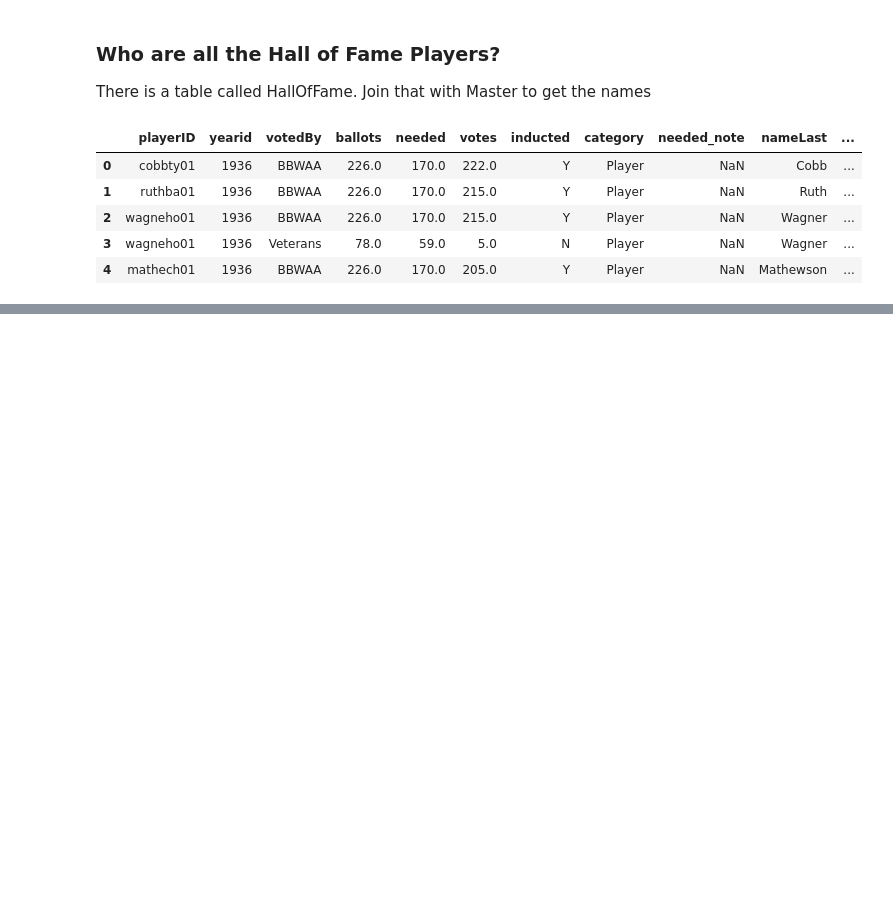
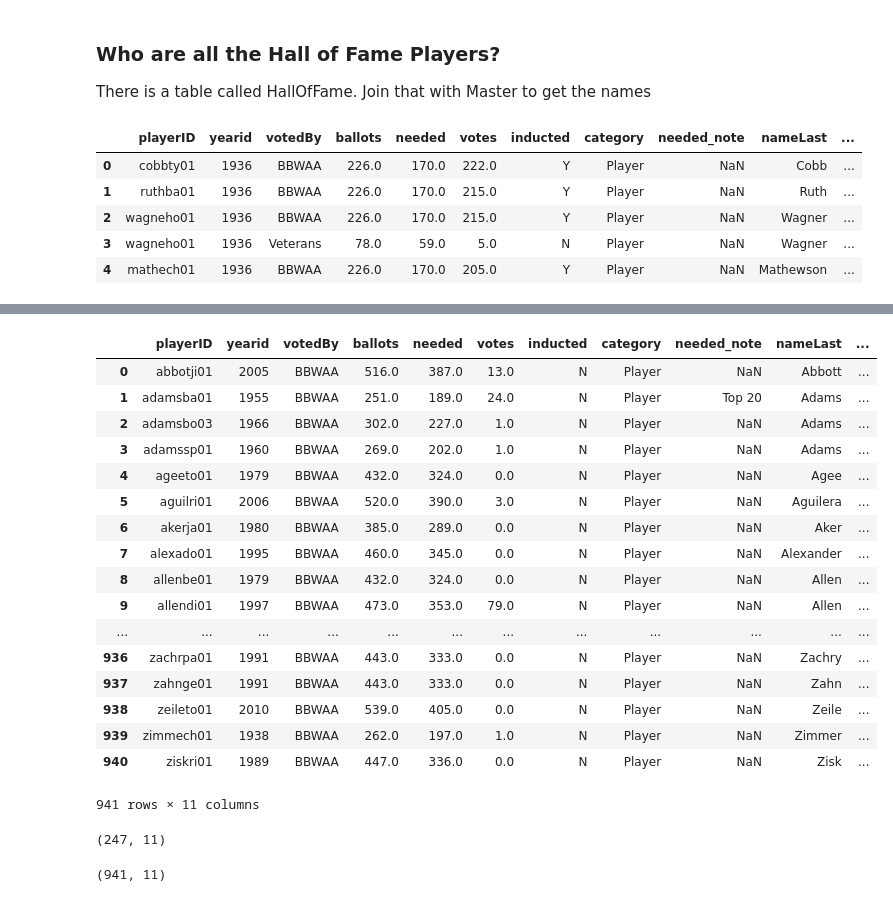
Before and after one commit to hueykwik/baseballhof, a Jupyter notebook: Baseball Exploration.ipynb, the cells around one changed output, grey strips where cells are left out. Drawn from its saved outputs; the diff is of its cells as text; code cells hidden in the pictures; blank space fills up the shorter version.

```diff
--- a/Baseball Exploration.ipynb
+++ b/Baseball Exploration.ipynb
@@ -45,5 +56,7 @@ hof_df.head()
 | 2 | wagneho01 | 1936 | BBWAA | 226.0 | 170.0 | 215.0 | Y | Player | NaN | Wagner | ... |
 | 3 | wagneho01 | 1936 | Veterans | 78.0 | 59.0 | 5.0 | N | Player | NaN | Wagner | ... |
 | 4 | mathech01 | 1936 | BBWAA | 226.0 | 170.0 | 205.0 | Y | Player | NaN | Mathewson | ... |
+# %%
+players = hof_df.loc[(hof_df.category == 'Player')]
 # %%
 # The data spans from 1936 to 2016 for year of induction.
@@ -137,0 +183,34 @@ for voted_by_type in hof_df.votedBy.unique():
+# %%
+non_inducted_ids = set(players.playerID).difference(inducted_players.playerID)
+non_inducted_players = players.loc[hof_df.playerID.isin(non_inducted_ids)]
+
+non_inducted_players = non_inducted_players.groupby('playerID', as_index=False).last()
+
+non_inducted_players
+# %% [output]
+|  | playerID | yearid | votedBy | ballots | needed | votes | inducted | category | needed_note | nameLast | ... |
+| 0 | abbotji01 | 2005 | BBWAA | 516.0 | 387.0 | 13.0 | N | Player | NaN | Abbott | ... |
+| 1 | adamsba01 | 1955 | BBWAA | 251.0 | 189.0 | 24.0 | N | Player | Top 20 | Adams | ... |
+| 2 | adamsbo03 | 1966 | BBWAA | 302.0 | 227.0 | 1.0 | N | Player | NaN | Adams | ... |
+| 3 | adamssp01 | 1960 | BBWAA | 269.0 | 202.0 | 1.0 | N | Player | NaN | Adams | ... |
+| 4 | ageeto01 | 1979 | BBWAA | 432.0 | 324.0 | 0.0 | N | Player | NaN | Agee | ... |
+| 5 | aguilri01 | 2006 | BBWAA | 520.0 | 390.0 | 3.0 | N | Player | NaN | Aguilera | ... |
+| 6 | akerja01 | 1980 | BBWAA | 385.0 | 289.0 | 0.0 | N | Player | NaN | Aker | ... |
+| 7 | alexado01 | 1995 | BBWAA | 460.0 | 345.0 | 0.0 | N | Player | NaN | Alexander | ... |
+| 8 | allenbe01 | 1979 | BBWAA | 432.0 | 324.0 | 0.0 | N | Player | NaN | Allen | ... |
+| 9 | allendi01 | 1997 | BBWAA | 473.0 | 353.0 | 79.0 | N | Player | NaN | Allen | ... |
+| ... | ... | ... | ... | ... | ... | ... | ... | ... | ... | ... | ... |
+| 936 | zachrpa01 | 1991 | BBWAA | 443.0 | 333.0 | 0.0 | N | Player | NaN | Zachry | ... |
+| 937 | zahnge01 | 1991 | BBWAA | 443.0 | 333.0 | 0.0 | N | Player | NaN | Zahn | ... |
+| 938 | zeileto01 | 2010 | BBWAA | 539.0 | 405.0 | 0.0 | N | Player | NaN | Zeile | ... |
+| 939 | zimmech01 | 1938 | BBWAA | 262.0 | 197.0 | 1.0 | N | Player | NaN | Zimmer | ... |
+| 940 | ziskri01 | 1989 | BBWAA | 447.0 | 336.0 | 0.0 | N | Player | NaN | Zisk | ... |
+941 rows × 11 columns
+# %%
+inducted_players.shape
+# %% [output]
+(247, 11)
+# %%
+non_inducted_players.shape
+# %% [output]
+(941, 11)
```
Also changed, not shown: parts of 6 cells of this notebook.
